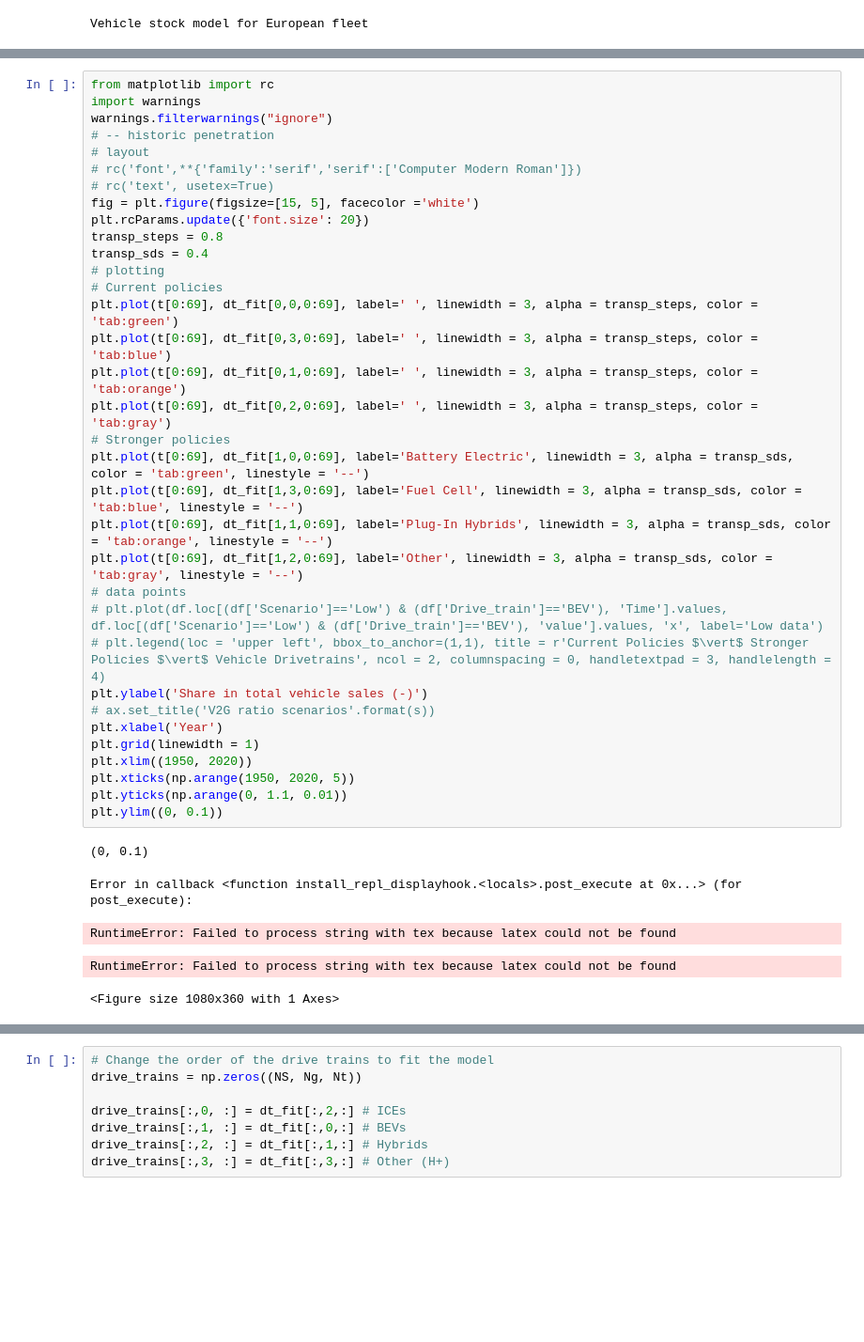
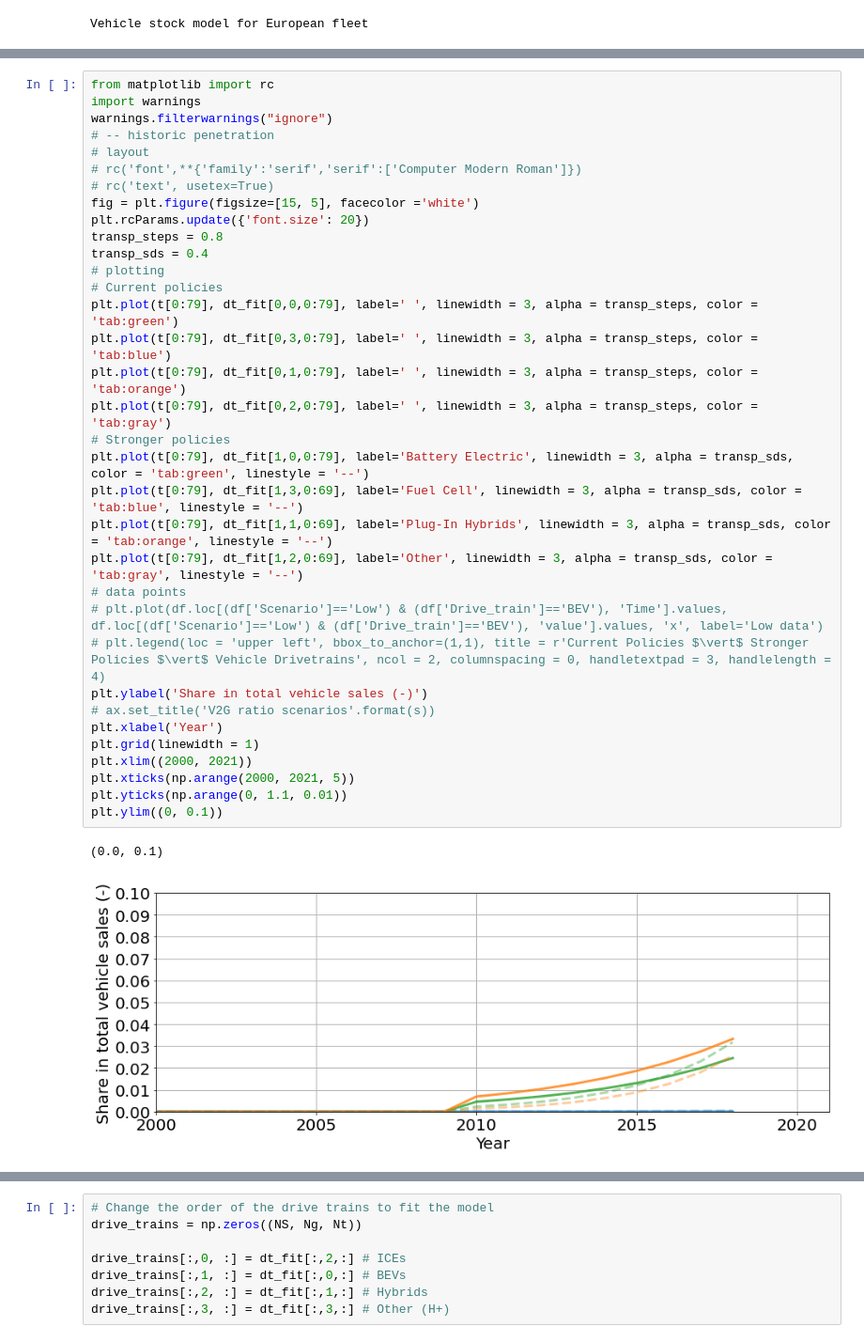
Before and after one commit to fernaag/V2G_in_EU, a Jupyter notebook: data/data_handling_scripts/EV_penetration.ipynb, the cells around one changed output, grey strips where cells are left out. Shown: that part at 94% size. Cells and saved outputs as stored; diff of their text form; blank space fills up the shorter version.

```diff
--- a/data/data_handling_scripts/EV_penetration.ipynb
+++ b/data/data_handling_scripts/EV_penetration.ipynb
@@ -227,40 +254,37 @@ plt.savefig('vehicle_sales_drivetrains.png', bbox_inches = 'tight')
 # %%
 from matplotlib import rc
 import warnings
 warnings.filterwarnings("ignore")
 # -- historic penetration
 # layout
 # rc('font',**{'family':'serif','serif':['Computer Modern Roman']})
 # rc('text', usetex=True)
 fig = plt.figure(figsize=[15, 5], facecolor ='white')
 plt.rcParams.update({'font.size': 20})
 transp_steps = 0.8
 transp_sds = 0.4
 # plotting
 # Current policies
-plt.plot(t[0:69], dt_fit[0,0,0:69], label=' ', linewidth = 3, alpha = transp_steps, color = 'tab:green')
-plt.plot(t[0:69], dt_fit[0,3,0:69], label=' ', linewidth = 3, alpha = transp_steps, color = 'tab:blue')
-plt.plot(t[0:69], dt_fit[0,1,0:69], label=' ', linewidth = 3, alpha = transp_steps, color = 'tab:orange')
-plt.plot(t[0:69], dt_fit[0,2,0:69], label=' ', linewidth = 3, alpha = transp_steps, color = 'tab:gray')
+plt.plot(t[0:79], dt_fit[0,0,0:79], label=' ', linewidth = 3, alpha = transp_steps, color = 'tab:green')
+plt.plot(t[0:79], dt_fit[0,3,0:79], label=' ', linewidth = 3, alpha = transp_steps, color = 'tab:blue')
+plt.plot(t[0:79], dt_fit[0,1,0:79], label=' ', linewidth = 3, alpha = transp_steps, color = 'tab:orange')
+plt.plot(t[0:79], dt_fit[0,2,0:79], label=' ', linewidth = 3, alpha = transp_steps, color = 'tab:gray')
 # Stronger policies
-plt.plot(t[0:69], dt_fit[1,0,0:69], label='Battery Electric', linewidth = 3, alpha = transp_sds, color = 'tab:green', linestyle = '--')
-plt.plot(t[0:69], dt_fit[1,3,0:69], label='Fuel Cell', linewidth = 3, alpha = transp_sds, color = 'tab:blue', linestyle = '--')
-plt.plot(t[0:69], dt_fit[1,1,0:69], label='Plug-In Hybrids', linewidth = 3, alpha = transp_sds, color = 'tab:orange', linestyle = '--')
-plt.plot(t[0:69], dt_fit[1,2,0:69], label='Other', linewidth = 3, alpha = transp_sds, color = 'tab:gray', linestyle = '--')
+plt.plot(t[0:79], dt_fit[1,0,0:79], label='Battery Electric', linewidth = 3, alpha = transp_sds, color = 'tab:green', linestyle = '--')
+plt.plot(t[0:79], dt_fit[1,3,0:69], label='Fuel Cell', linewidth = 3, alpha = transp_sds, color = 'tab:blue', linestyle = '--')
+plt.plot(t[0:79], dt_fit[1,1,0:69], label='Plug-In Hybrids', linewidth = 3, alpha = transp_sds, color = 'tab:orange', linestyle = '--')
+plt.plot(t[0:79], dt_fit[1,2,0:69], label='Other', linewidth = 3, alpha = transp_sds, color = 'tab:gray', linestyle = '--')
 # data points
 # plt.plot(df.loc[(df['Scenario']=='Low') & (df['Drive_train']=='BEV'), 'Time'].values, df.loc[(df['Scenario']=='Low') & (df['Drive_train']=='BEV'), 'value'].values, 'x', label='Low data')
 # plt.legend(loc = 'upper left', bbox_to_anchor=(1,1), title = r'Current Policies $\vert$ Stronger Policies $\vert$ Vehicle Drivetrains', ncol = 2, columnspacing = 0, handletextpad = 3, handlelength = 4)
 plt.ylabel('Share in total vehicle sales (-)')
 # ax.set_title('V2G ratio scenarios'.format(s))
 plt.xlabel('Year')
 plt.grid(linewidth = 1)
-plt.xlim((1950, 2020))
-plt.xticks(np.arange(1950, 2020, 5))
+plt.xlim((2000, 2021))
+plt.xticks(np.arange(2000, 2021, 5))
 plt.yticks(np.arange(0, 1.1, 0.01))
 plt.ylim((0, 0.1))
 # %% [output]
-(0, 0.1)
+(0.0, 0.1)
-Error in callback <function install_repl_displayhook.<locals>.post_execute at 0x...> (for post_execute):
-RuntimeError: Failed to process string with tex because latex could not be found
-RuntimeError: Failed to process string with tex because latex could not be found
-<Figure size 1080x360 with 1 Axes>
+[figure, added]
```
Also changed, not shown: parts of 7 cells of this notebook, 4 other files.
